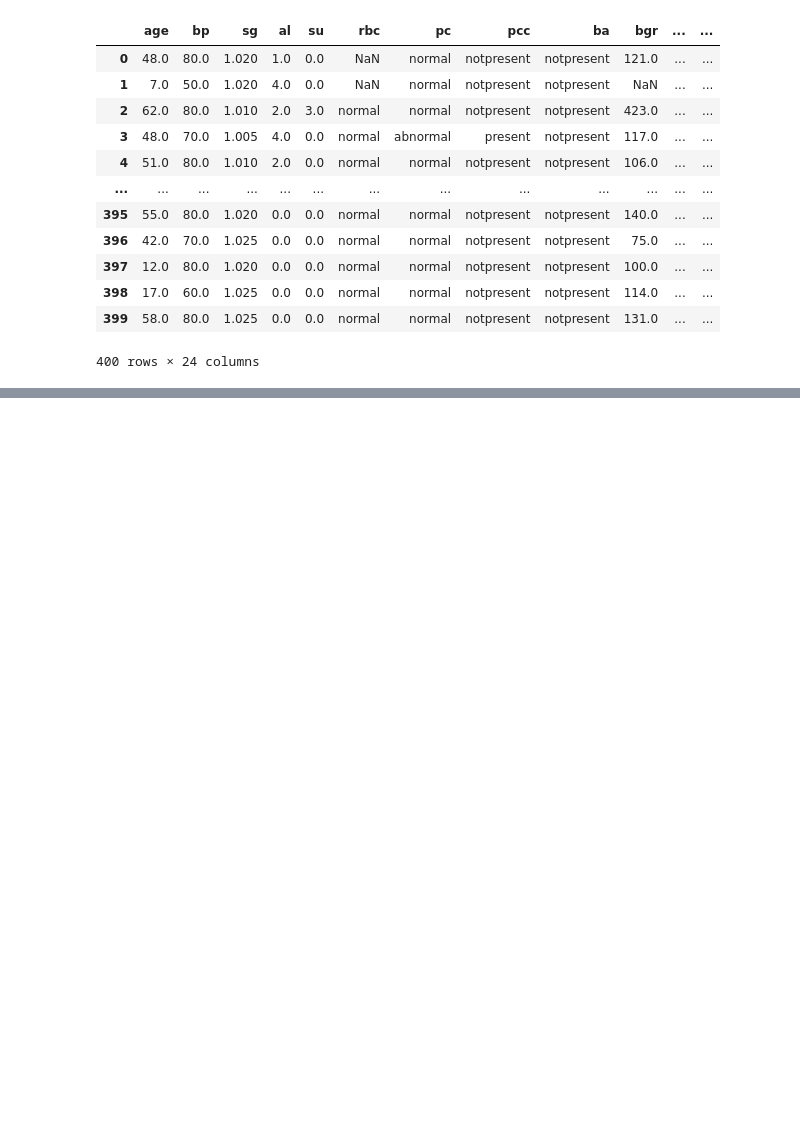
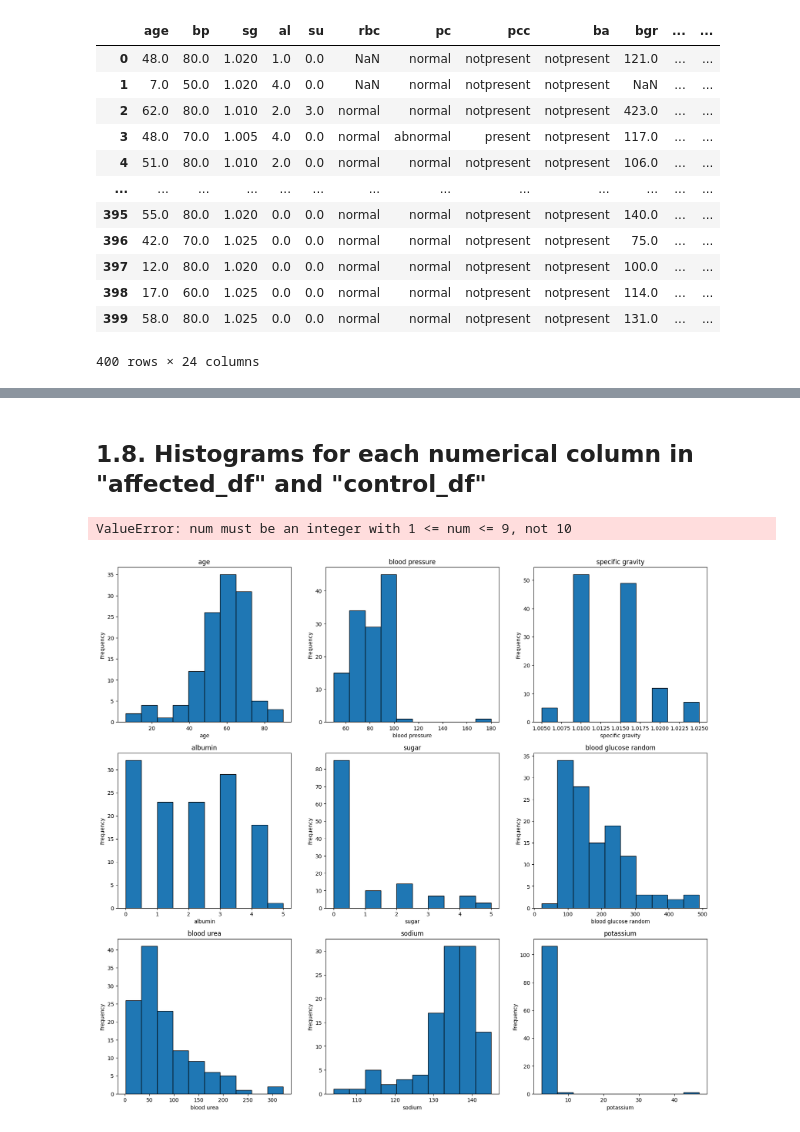
Before and after one commit to VladimirPiniazhin/Koneoppiminen, a Jupyter notebook: 1. Tehtävä.ipynb, the cells around one changed output, grey strips where cells are left out. Cells and saved outputs as stored; diff of their text form; code cells hidden in the pictures; blank space fills up the shorter version.

```diff
--- a/1. Tehtävä.ipynb
+++ b/1. Tehtävä.ipynb
@@ -53,0 +145,3 @@ df
+# %%
+df_prep['class'] = df_prep['class'].replace({'ckd': 'a', 'ckd/t': 'a', 'notckd': 'c'})
+df_prep
@@ -53,0 +164,4 @@ df
+# %%
+df_prep = df_prep.dropna(thresh=len(df_prep.columns) - 2)
+print( "Nuber of rows after deleting: ", {df_prep.shape[0]})
+df_prep
@@ -53,0 +203,4 @@ df
+# %%
+affected_df = df_prep[df_prep['class'] == 'a']
+control_df = df_prep[df_prep['class'] == 'c']
+affected_df
@@ -53,0 +267,25 @@ df
+# %% [markdown]
+## 1.8. Histograms for each numerical column in "affected_df" and "control_df"
+# %%
+import matplotlib.pyplot as plt
+def plot_data(df):
+    plt.figure(figsize=(20, 18))
+
+    # Select only numeric columns, excluding columns with classes
+    numerical_columns = df.select_dtypes(include=['int', 'float']).columns
+
+    for i, col in enumerate(numerical_columns):
+        plt.subplot(3, 3, i + 1)  # 3x3 grid for the plots
+        df[col].plot(kind='hist', title=col, edgecolor='black')
+        plt.xlabel(col)
+        plt.ylabel('Frequency')
+
+    plt.tight_layout()  # For a better display
+    plt.subplots_adjust(hspace=300, wspace=1)
+    plt.show()
+# %%
+a_df = affected_df[affected_df['class'] == 'a'].drop(columns='class')
+plot_data(a_df)
+# %% [output]
+ValueError: num must be an integer with 1 <= num <= 9, not 10
+[figure, added]
```
Also changed, not shown: parts of 26 cells of this notebook.
